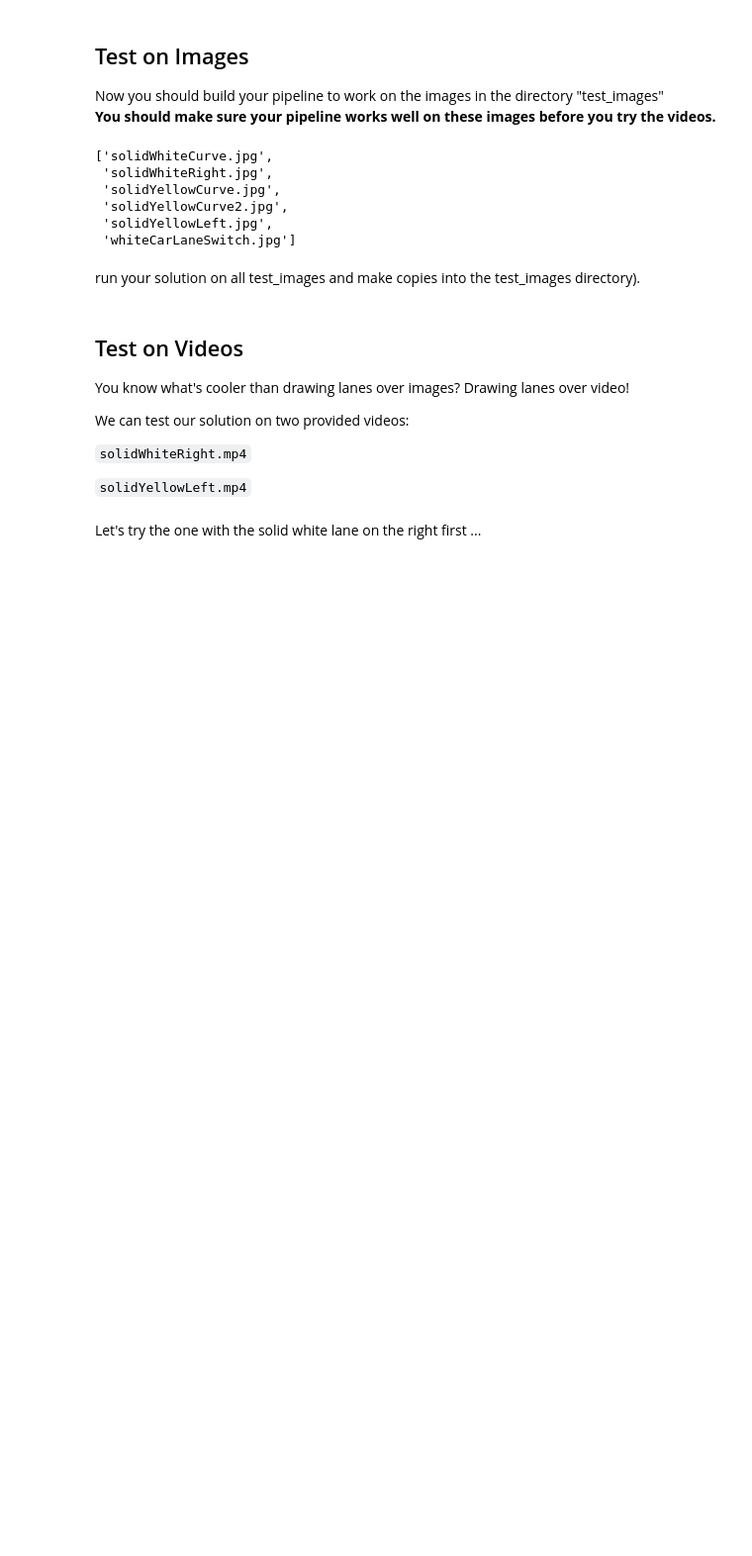
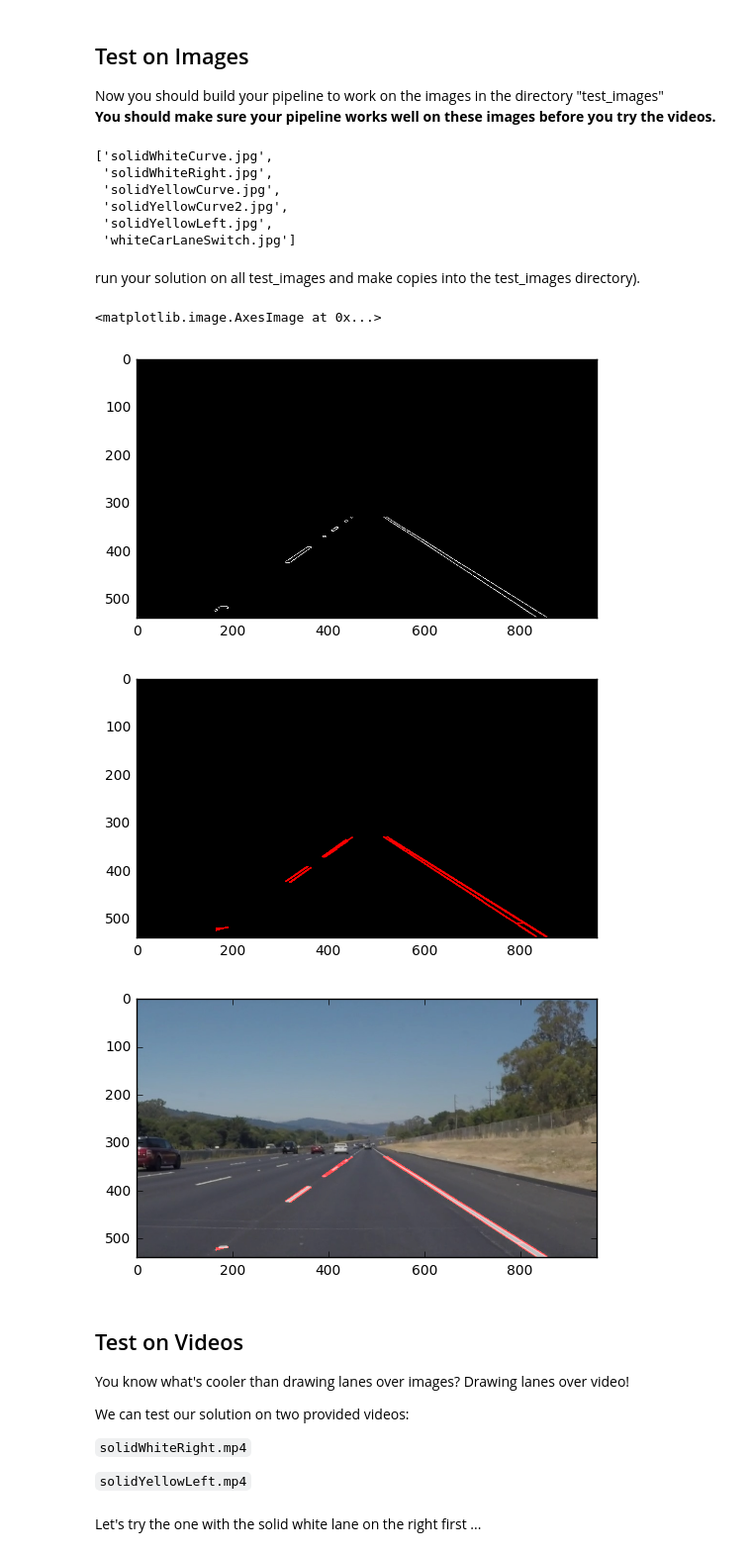
Before and after one commit to robocod777/CarND-LaneLines-P1-Mine, a Jupyter notebook: P1.ipynb, the cells around one changed output. Shown at 99% size. Cells and saved outputs as stored; diff of their text form; code cells hidden in the pictures; blank space fills up the shorter version.

```diff
--- a/P1.ipynb
+++ b/P1.ipynb
@@ -178,3 +175,53 @@ run your solution on all test_images and make copies into the test_images direct
+# %%
+# TODO: Build your pipeline that will draw lane lines on the test_images
+# then save them to the test_images directory.
+
+gray = grayscale(image)
+
+kernel_size = 5
+blur_gray = gaussian_blur(gray, kernel_size)
+
+low_threshold = 50
+high_threshold =150
+edges = canny(blur_gray, low_threshold, high_threshold)
+
+#mask = np.zeros_like(edges)
+#ignore_mask_color = 255
+
+imshape = image.shape
+vertices = np.array([[(0,imshape[0]),(400, 330), (560, 330), (imshape[1],imshape[0])]], dtype=np.int32)
+#vertices = np.array([[(0,imshape[0]), (0,0), (500,0), (500, imshape[0])]], dtype = np.int32)
+masked_edges = region_of_interest(edges, vertices)
+
+#plt.figure()
+#plt.imshow(masked_edges, cmap='Greys_r')
+
+rho = 2 # distance resolution in pixels of the Hough grid
+theta = np.pi/180 # angular resolution in radians of the Hough grid
+threshold = 15     # minimum number of votes (intersections in Hough grid cell)
+min_line_len = 20 #minimum number of pixels making up a line
+max_line_gap = 20    # maximum gap in pixels between connectable line segments
+line_image = np.copy(image)*0 # creating a blank to draw lines on
+
+plt.imshow(masked_edges, cmap='Greys_r')
+
+
+lines = hough_lines(masked_edges, rho, theta, threshold, min_line_len, max_line_gap)
+plt.figure()
+plt.imshow(lines)
+
+#plt.figure()
+#plt.imshow(test)
+
+line_image = weighted_img(lines, image, α=0.8, β=1., λ=0.)
+
+plt.figure()
+plt.imshow(line_image)
+# %% [output]
+<matplotlib.image.AxesImage at 0x...>
+[figure, added]
+[figure, added]
+[figure, added]
 # %% [markdown]
 ## Test on Videos
 
```
Also changed, not shown: parts of 11 cells of this notebook.
